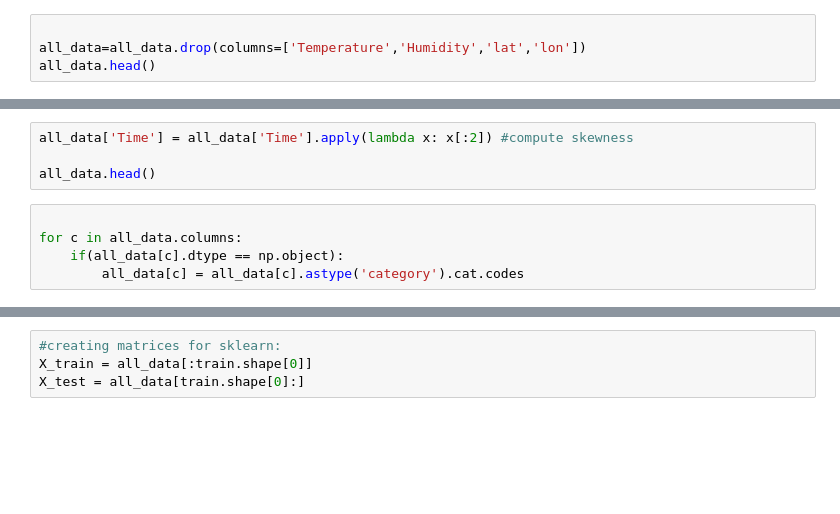
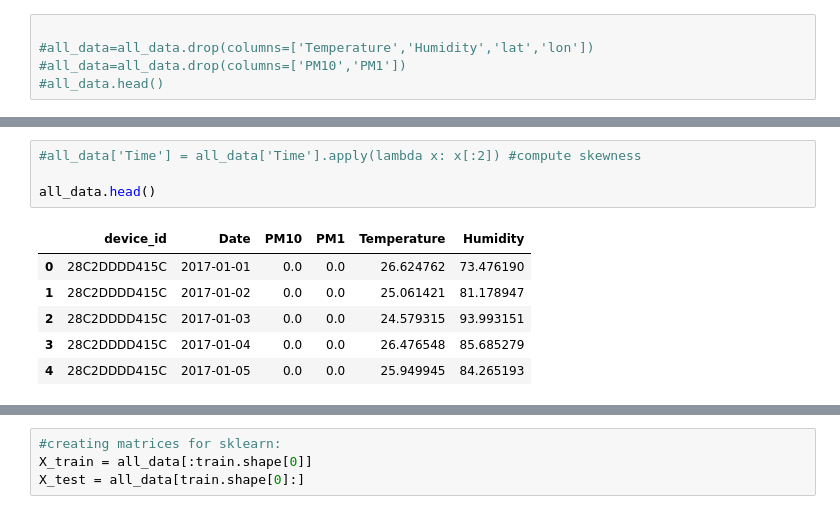
Before and after one commit to murphyhan/aia, a Jupyter notebook: pm25.ipynb, the cells around one changed output, grey strips where cells are left out. Cells and saved outputs as stored; diff of their text form; blank space fills up the shorter version.

```diff
--- a/pm25.ipynb
+++ b/pm25.ipynb
@@ -69,6 +104,7 @@ print(all_data.shape)
 # %%
 
-all_data=all_data.drop(columns=['Temperature','Humidity','lat','lon'])
-all_data.head()
+#all_data=all_data.drop(columns=['Temperature','Humidity','lat','lon'])
+#all_data=all_data.drop(columns=['PM10','PM1'])
+#all_data.head()
 # %%
 all_data.info()
@@ -75,9 +123,11 @@ all_data.info()
 # %%
-all_data['Time'] = all_data['Time'].apply(lambda x: x[:2]) #compute skewness
+#all_data['Time'] = all_data['Time'].apply(lambda x: x[:2]) #compute skewness
 
 all_data.head()
+# %% [output]
+|  | device_id | Date | PM10 | PM1 | Temperature | Humidity |
+| 0 | 28C2DDDD415C | 2017-01-01 | 0.0 | 0.0 | 26.624762 | 73.476190 |
+| 1 | 28C2DDDD415C | 2017-01-02 | 0.0 | 0.0 | 25.061421 | 81.178947 |
+| 2 | 28C2DDDD415C | 2017-01-03 | 0.0 | 0.0 | 24.579315 | 93.993151 |
+| 3 | 28C2DDDD415C | 2017-01-04 | 0.0 | 0.0 | 26.476548 | 85.685279 |
+| 4 | 28C2DDDD415C | 2017-01-05 | 0.0 | 0.0 | 25.949945 | 84.265193 |
-# %%
-
-for c in all_data.columns:
-    if(all_data[c].dtype == np.object):
-        all_data[c] = all_data[c].astype('category').cat.codes
```
Also changed, not shown: parts of 28 cells of this notebook.
